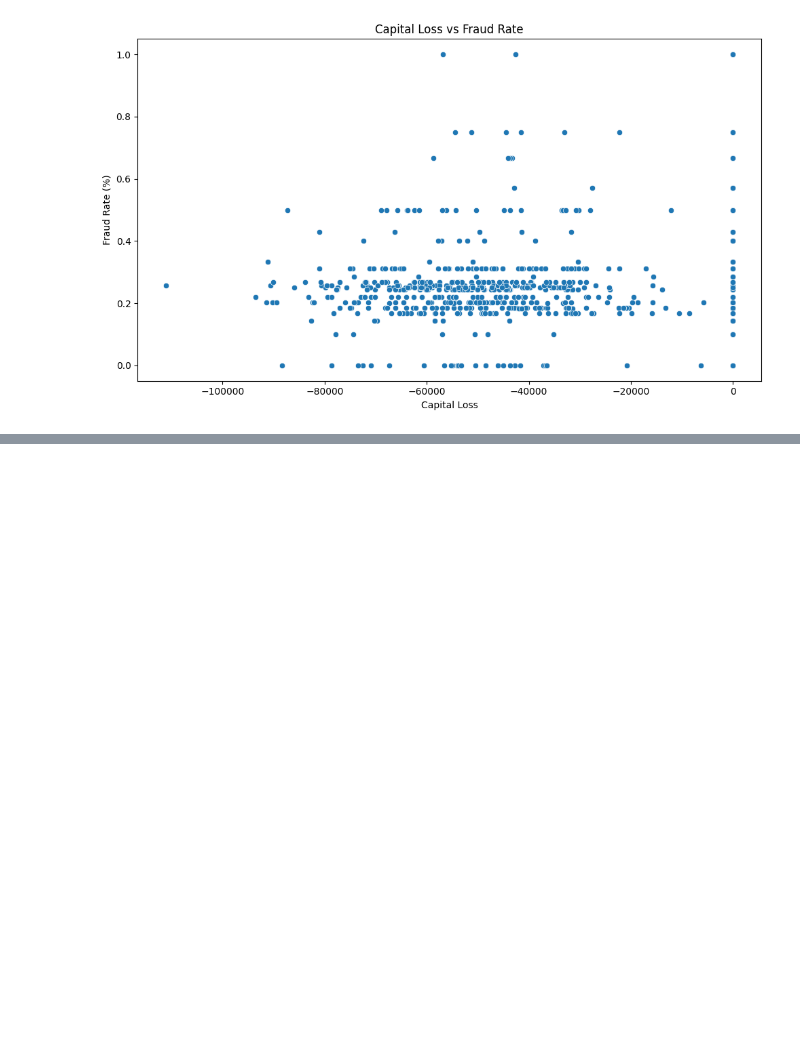
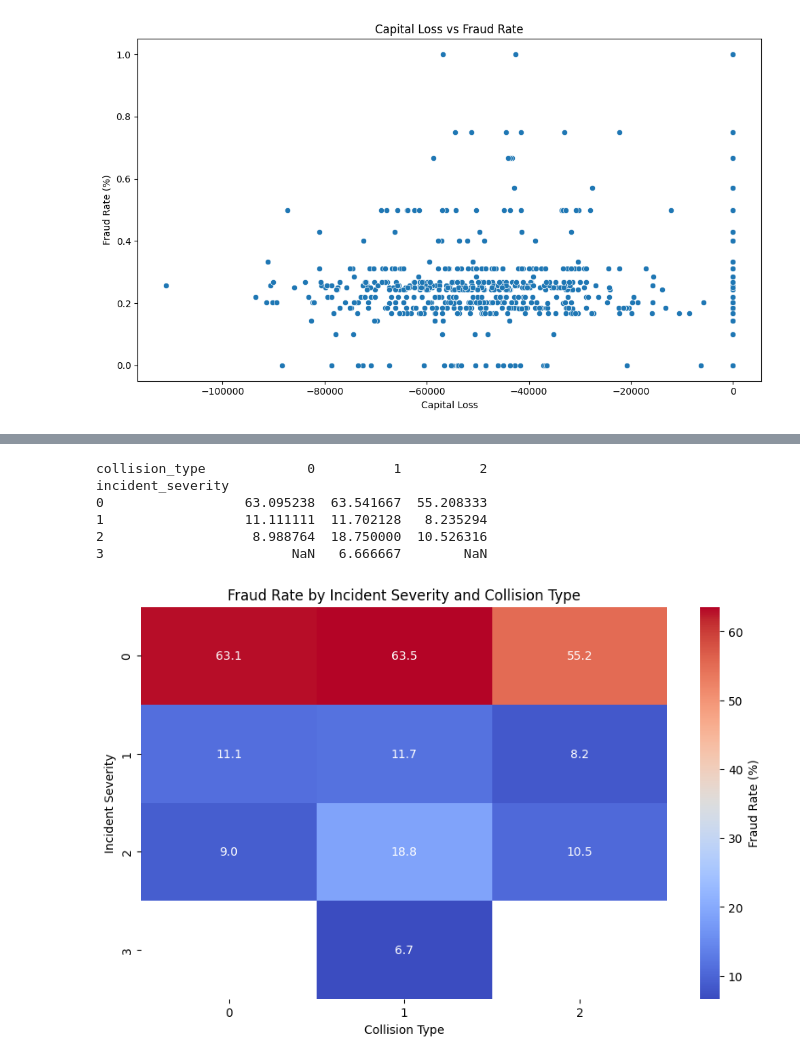
Before and after one commit to soplima/Automobile-Insurance-Claim-Prediction, a Jupyter notebook: InsuranceClaimAnalysis.ipynb, the cells around one changed output, grey strips where cells are left out. Saved outputs shown, nothing was run; the diff lists cells and outputs as text; code cells hidden in the pictures; blank space fills up the shorter version.

```diff
--- a/InsuranceClaimAnalysis.ipynb
+++ b/InsuranceClaimAnalysis.ipynb
@@ -805,0 +829,20 @@ plt.show()
+# %%
+# Cross-reference incident severity and collision type with fraud
+severity_collision = pd.crosstab(data['incident_severity'], data['collision_type'], values=data['fraud_reported'], aggfunc='mean') * 100
+print(severity_collision)
+
+# Heatmap to visualize
+plt.figure(figsize=(10, 6))
+sb.heatmap(severity_collision, annot=True, cmap="coolwarm", fmt=".1f", cbar_kws={'label': 'Fraud Rate (%)'})
+plt.title('Fraud Rate by Incident Severity and Collision Type')
+plt.xlabel('Collision Type')
+plt.ylabel('Incident Severity')
+plt.show()
+# %% [output]
+collision_type             0          1          2
+incident_severity
+0                  63.095238  63.541667  55.208333
+1                  11.111111  11.702128   8.235294
+2                   8.988764  18.750000  10.526316
+3                        NaN   6.666667        NaN
+[figure, added]
```
Also changed, not shown: parts of 6 cells of this notebook.
